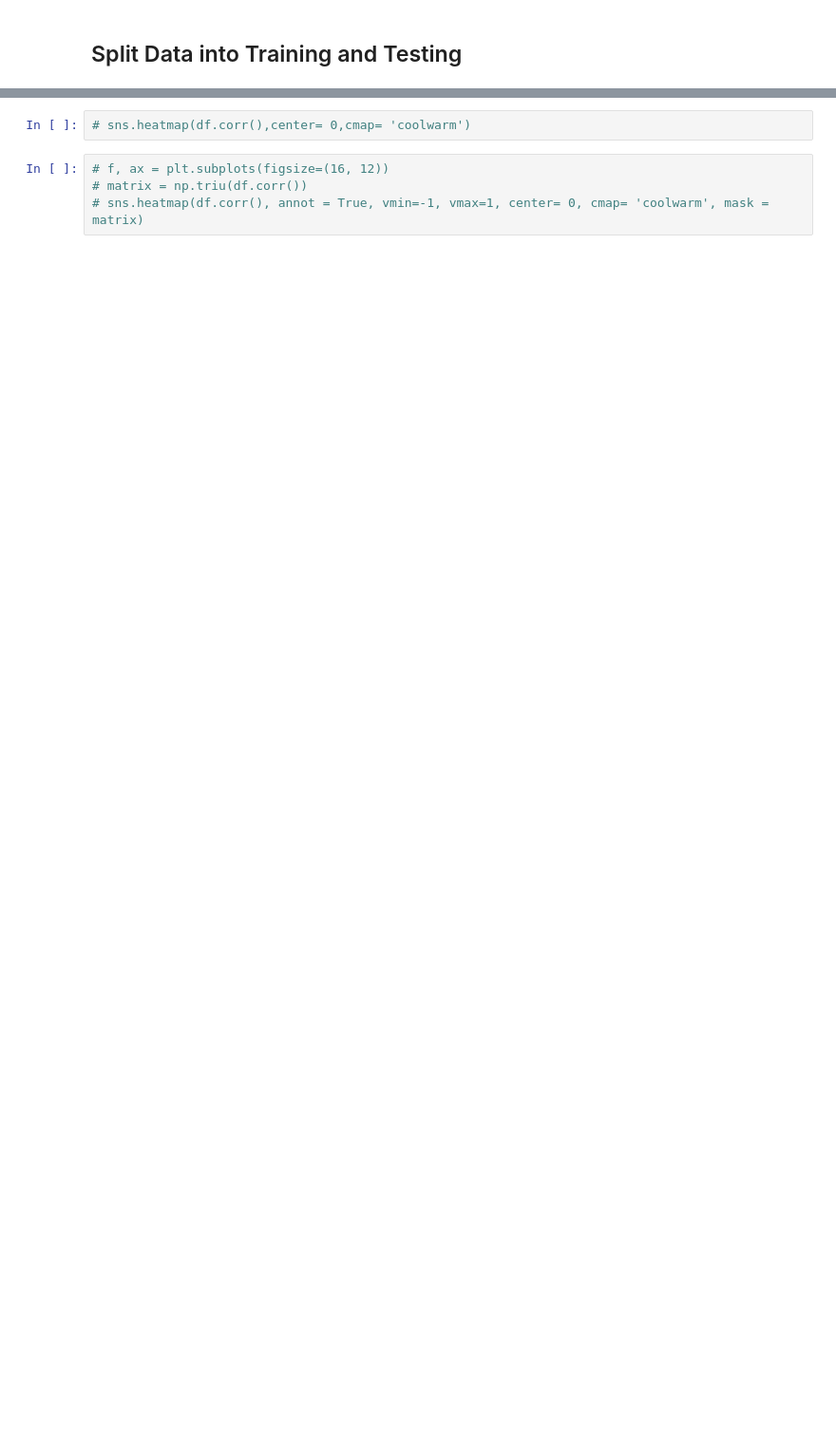
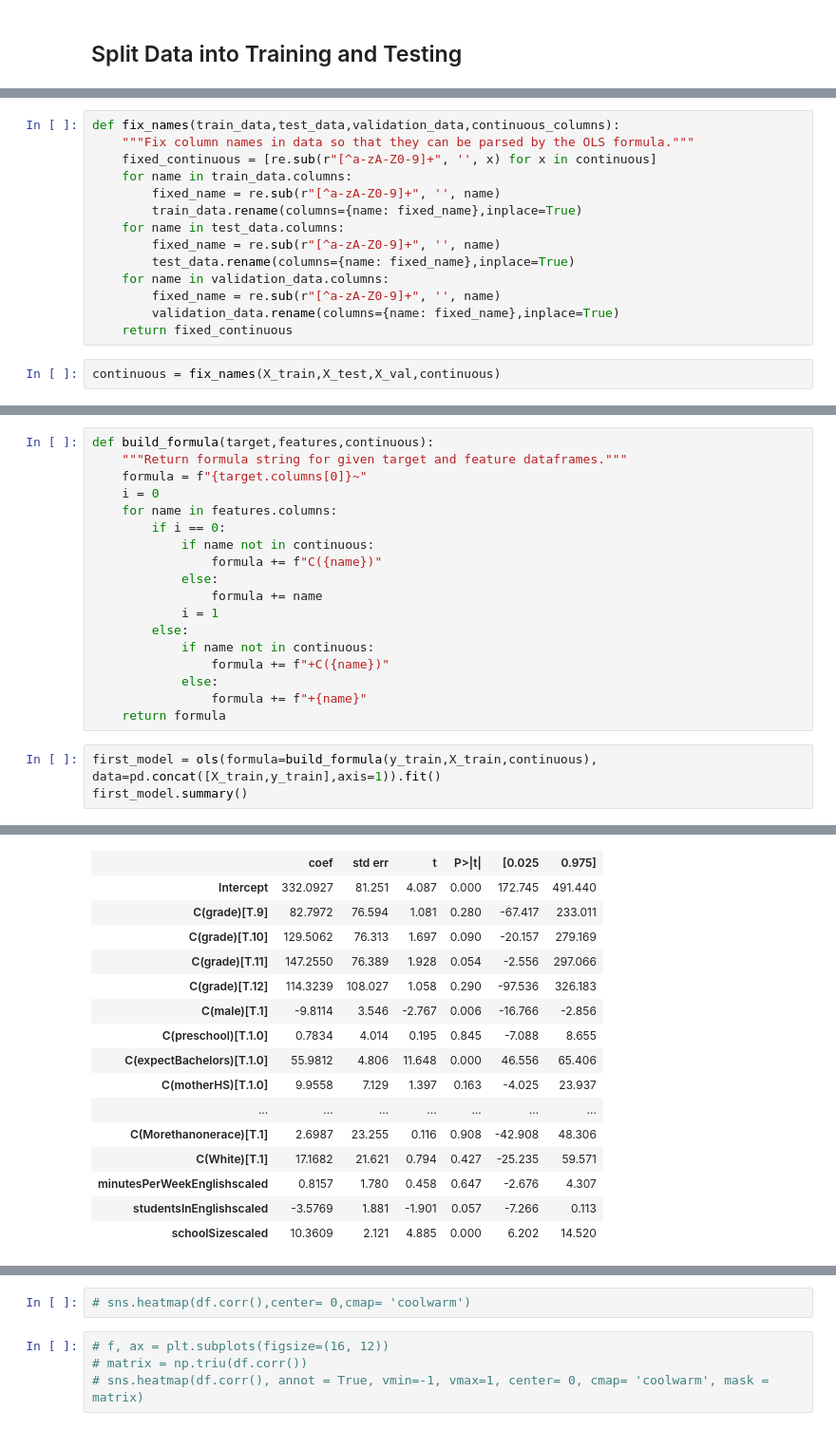
Before and after one commit to gabbyflabby/Test_Scores, a Jupyter notebook: Regression Model.ipynb, the cells around one changed output, grey strips where cells are left out. Shown at 95% size. Cells and saved outputs as stored; diff of their text form; blank space fills up the shorter version.

```diff
--- a/Regression Model.ipynb
+++ b/Regression Model.ipynb
@@ -273,0 +223,16 @@ These are:
+# %%
+def fix_names(train_data,test_data,validation_data,continuous_columns):
+    """Fix column names in data so that they can be parsed by the OLS formula."""
+    fixed_continuous = [re.sub(r"[^a-zA-Z0-9]+", '', x) for x in continuous]
+    for name in train_data.columns:
+        fixed_name = re.sub(r"[^a-zA-Z0-9]+", '', name)
+        train_data.rename(columns={name: fixed_name},inplace=True)
+    for name in test_data.columns:
+        fixed_name = re.sub(r"[^a-zA-Z0-9]+", '', name)
+        test_data.rename(columns={name: fixed_name},inplace=True)
+    for name in validation_data.columns:
+        fixed_name = re.sub(r"[^a-zA-Z0-9]+", '', name)
+        validation_data.rename(columns={name: fixed_name},inplace=True)
+    return fixed_continuous
+# %%
+continuous = fix_names(X_train,X_test,X_val,continuous)
@@ -273,0 +244,22 @@ These are:
+# %%
+def build_formula(target,features,continuous):
+    """Return formula string for given target and feature dataframes."""
+    formula = f"{target.columns[0]}~"
+    i = 0
+    for name in features.columns:
+        if i == 0:
+            if name not in continuous:
+                formula += f"C({name})"
+            else:
+                formula += name
+            i = 1
+        else:
+            if name not in continuous:
+                formula += f"+C({name})"
+            else:
+                formula += f"+{name}"
+    return formula
+# %%
+first_model = ols(formula=build_formula(y_train,X_train,continuous), data=pd.concat([X_train,y_train],axis=1)).fit()
+first_model.summary()
+# %% [output]
@@ -273,0 +276,16 @@ These are:
+|  | coef | std err | t | P>|t| | [0.025 | 0.975] |
+| Intercept | 332.0927 | 81.251 | 4.087 | 0.000 | 172.745 | 491.440 |
+| C(grade)[T.9] | 82.7972 | 76.594 | 1.081 | 0.280 | -67.417 | 233.011 |
+| C(grade)[T.10] | 129.5062 | 76.313 | 1.697 | 0.090 | -20.157 | 279.169 |
+| C(grade)[T.11] | 147.2550 | 76.389 | 1.928 | 0.054 | -2.556 | 297.066 |
+| C(grade)[T.12] | 114.3239 | 108.027 | 1.058 | 0.290 | -97.536 | 326.183 |
+| C(male)[T.1] | -9.8114 | 3.546 | -2.767 | 0.006 | -16.766 | -2.856 |
+| C(preschool)[T.1.0] | 0.7834 | 4.014 | 0.195 | 0.845 | -7.088 | 8.655 |
+| C(expectBachelors)[T.1.0] | 55.9812 | 4.806 | 11.648 | 0.000 | 46.556 | 65.406 |
+| C(motherHS)[T.1.0] | 9.9558 | 7.129 | 1.397 | 0.163 | -4.025 | 23.937 |
+| ... | ... | ... | ... | ... | ... | ... |
+| C(Morethanonerace)[T.1] | 2.6987 | 23.255 | 0.116 | 0.908 | -42.908 | 48.306 |
+| C(White)[T.1] | 17.1682 | 21.621 | 0.794 | 0.427 | -25.235 | 59.571 |
+| minutesPerWeekEnglishscaled | 0.8157 | 1.780 | 0.458 | 0.647 | -2.676 | 4.307 |
+| studentsInEnglishscaled | -3.5769 | 1.881 | -1.901 | 0.057 | -7.266 | 0.113 |
+| schoolSizescaled | 10.3609 | 2.121 | 4.885 | 0.000 | 6.202 | 14.520 |
```
Also changed, not shown: parts of 50 cells of this notebook.
